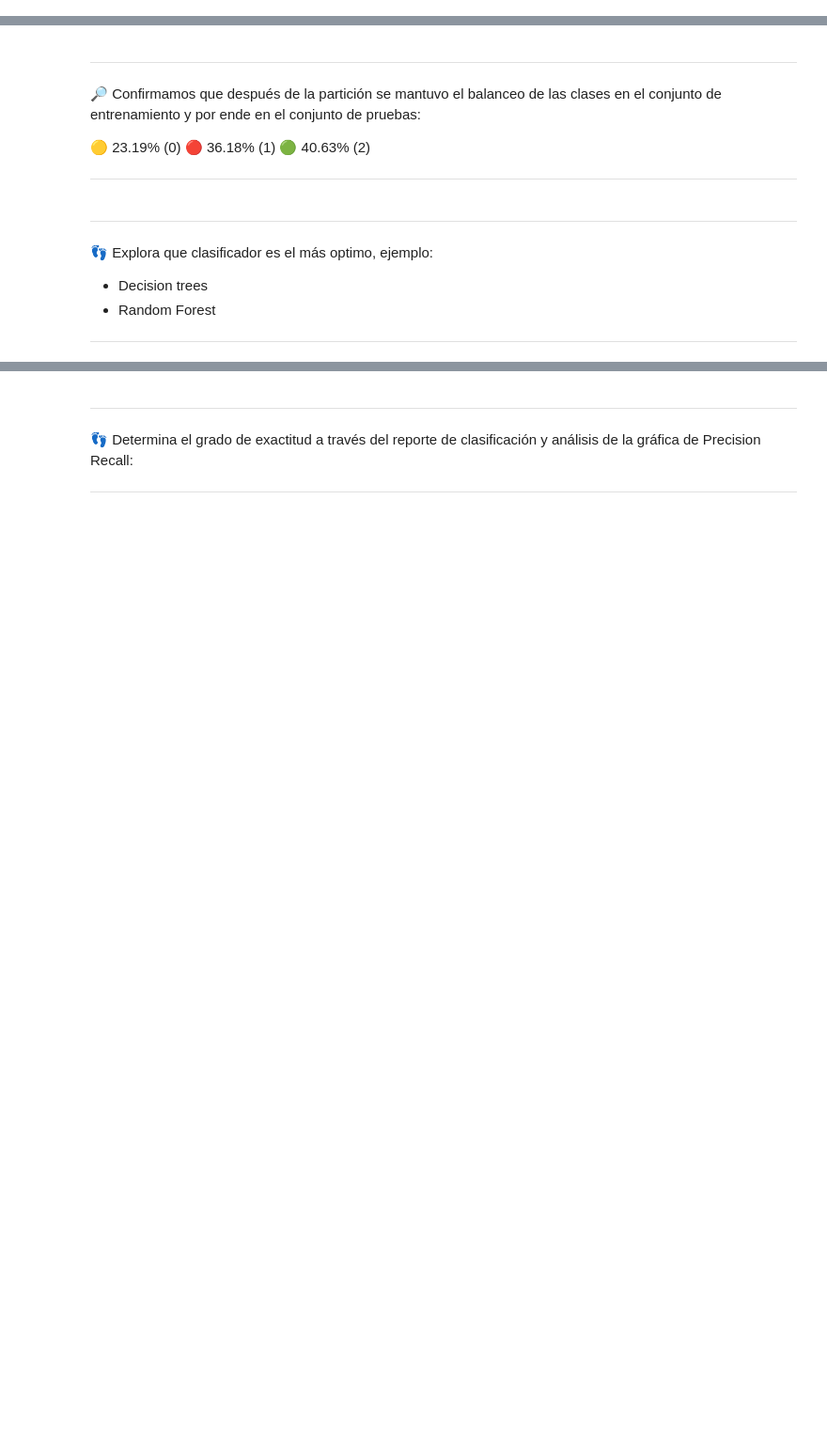
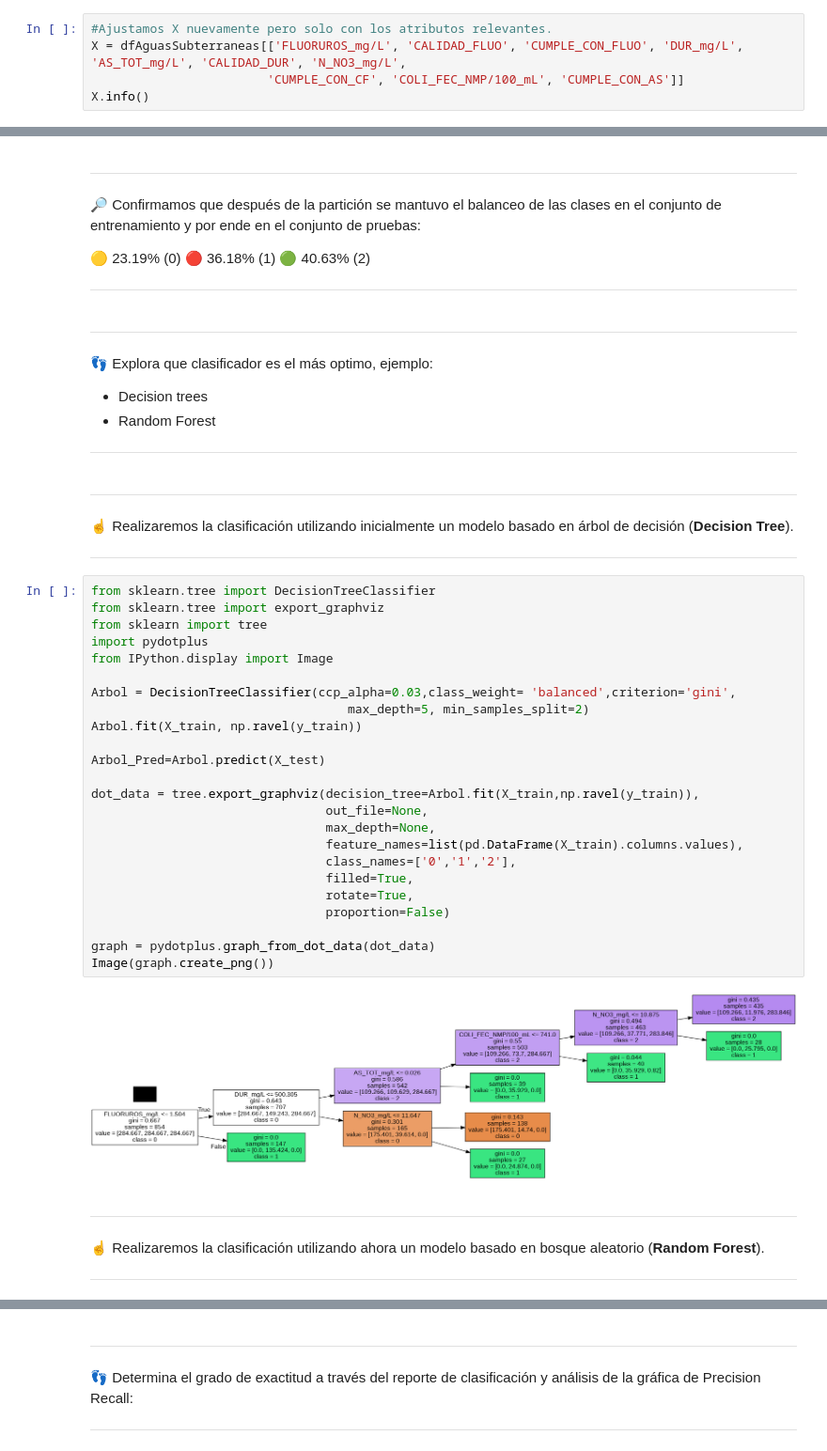
Before and after one commit to PosgradoMNA/actividades-del-projecto-equipo-60, a Jupyter notebook: Reto_Equipo_60_Entrega_2.ipynb, the cells around one changed output, grey strips where cells are left out. Shown: that part at 94% size. Cells and saved outputs as stored; diff of their text form; blank space fills up the shorter version.

```diff
--- a/Reto_Equipo_60_Entrega_2.ipynb
+++ b/Reto_Equipo_60_Entrega_2.ipynb
@@ -754 +756,6 @@ Las 10 columnas más importantes para el modelo según Random Forest son:
 ---
+# %%
+#Ajustamos X nuevamente pero solo con los atributos relevantes.
+X = dfAguasSubterraneas[['FLUORUROS_mg/L', 'CALIDAD_FLUO', 'CUMPLE_CON_FLUO', 'DUR_mg/L', 'AS_TOT_mg/L', 'CALIDAD_DUR', 'N_NO3_mg/L',
+                        'CUMPLE_CON_CF', 'COLI_FEC_NMP/100_mL', 'CUMPLE_CON_AS']]
+X.info()
@@ -822,3 +847,41 @@ dtype: float64
 *   Random Forest
 
 ---
+# %% [markdown]
+---
+
+☝ Realizaremos la clasificación utilizando inicialmente un modelo basado en árbol de decisión (**Decision Tree**).
+
+---
+# %%
+from sklearn.tree import DecisionTreeClassifier
+from sklearn.tree import export_graphviz
+from sklearn import tree
+import pydotplus
+from IPython.display import Image
+
+Arbol = DecisionTreeClassifier(ccp_alpha=0.03,class_weight= 'balanced',criterion='gini',
+                                   max_depth=5, min_samples_split=2)
+Arbol.fit(X_train, np.ravel(y_train))
+
+Arbol_Pred=Arbol.predict(X_test)
+
+dot_data = tree.export_graphviz(decision_tree=Arbol.fit(X_train,np.ravel(y_train)),
+                                out_file=None,
+                                max_depth=None,
+                                feature_names=list(pd.DataFrame(X_train).columns.values),
+                                class_names=['0','1','2'],
+                                filled=True,
+                                rotate=True,
+                                proportion=False)
+
+graph = pydotplus.graph_from_dot_data(dot_data)
+Image(graph.create_png())
+# %% [output]
+[figure, added]
+# %% [markdown]
+---
+
+☝ Realizaremos la clasificación utilizando ahora un modelo basado en bosque aleatorio (**Random Forest**).
+
+---
```
Also changed, not shown: parts of 5 cells of this notebook.
